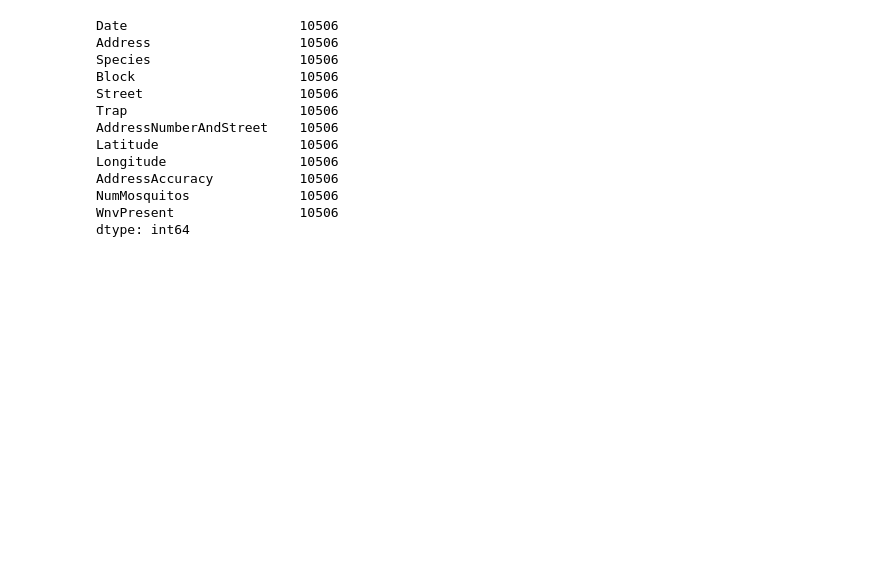
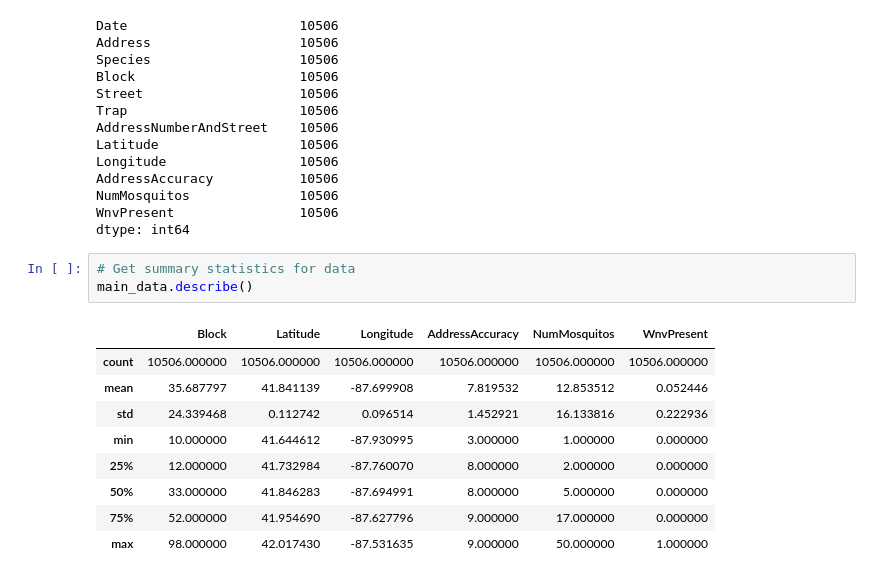
Before and after one commit to rhsu0268/West-Nile-Virus, a Jupyter notebook: Exploratory-Data-Analysis.ipynb, the cells around one changed output. Saved outputs shown, nothing was run; the diff lists cells and outputs as text; blank space fills up the shorter version.

```diff
--- a/Exploratory-Data-Analysis.ipynb
+++ b/Exploratory-Data-Analysis.ipynb
@@ -241,3 +241,16 @@ AddressAccuracy           10506
 NumMosquitos              10506
 WnvPresent                10506
 dtype: int64
+# %%
+# Get summary statistics for data
+main_data.describe()
+# %% [output]
+|  | Block | Latitude | Longitude | AddressAccuracy | NumMosquitos | WnvPresent |
+| count | 10506.000000 | 10506.000000 | 10506.000000 | 10506.000000 | 10506.000000 | 10506.000000 |
+| mean | 35.687797 | 41.841139 | -87.699908 | 7.819532 | 12.853512 | 0.052446 |
+| std | 24.339468 | 0.112742 | 0.096514 | 1.452921 | 16.133816 | 0.222936 |
+| min | 10.000000 | 41.644612 | -87.930995 | 3.000000 | 1.000000 | 0.000000 |
+| 25% | 12.000000 | 41.732984 | -87.760070 | 8.000000 | 2.000000 | 0.000000 |
+| 50% | 33.000000 | 41.846283 | -87.694991 | 8.000000 | 5.000000 | 0.000000 |
+| 75% | 52.000000 | 41.954690 | -87.627796 | 9.000000 | 17.000000 | 0.000000 |
+| max | 98.000000 | 42.017430 | -87.531635 | 9.000000 | 50.000000 | 1.000000 |
```
Also changed, not shown: parts of 6 cells of this notebook, 1 other file.
